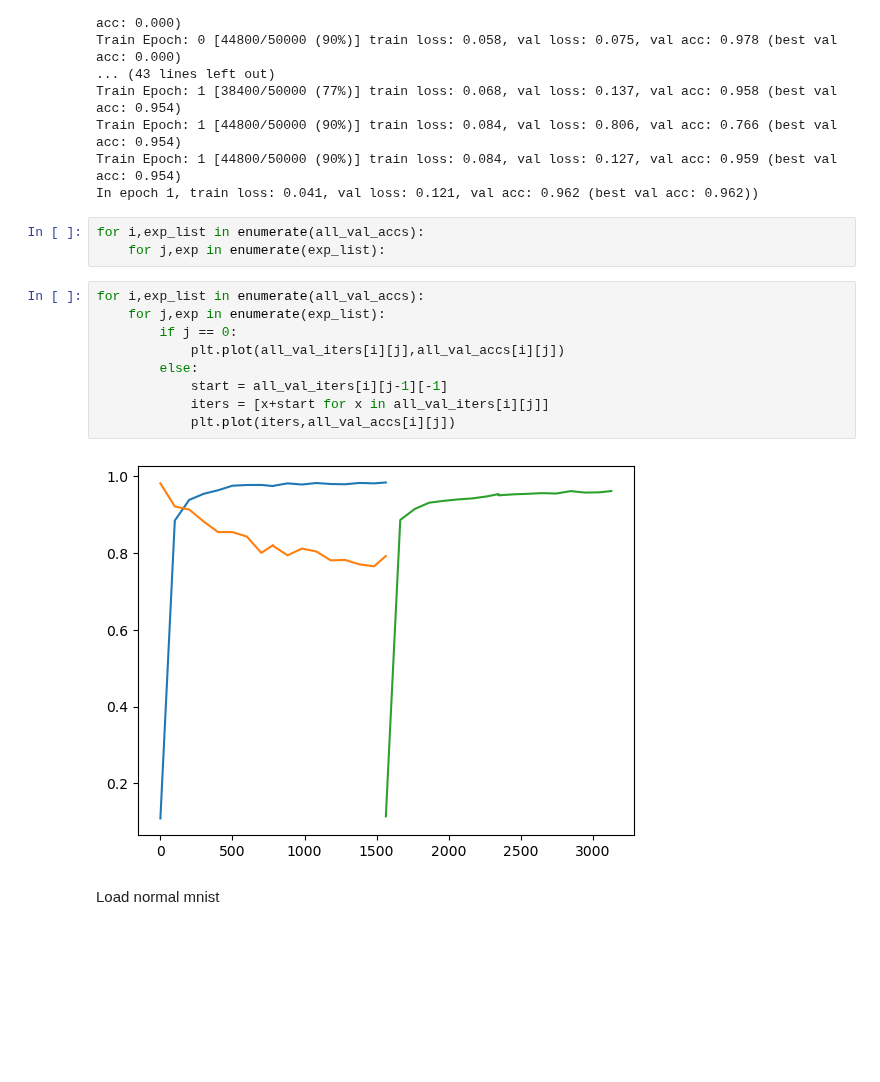
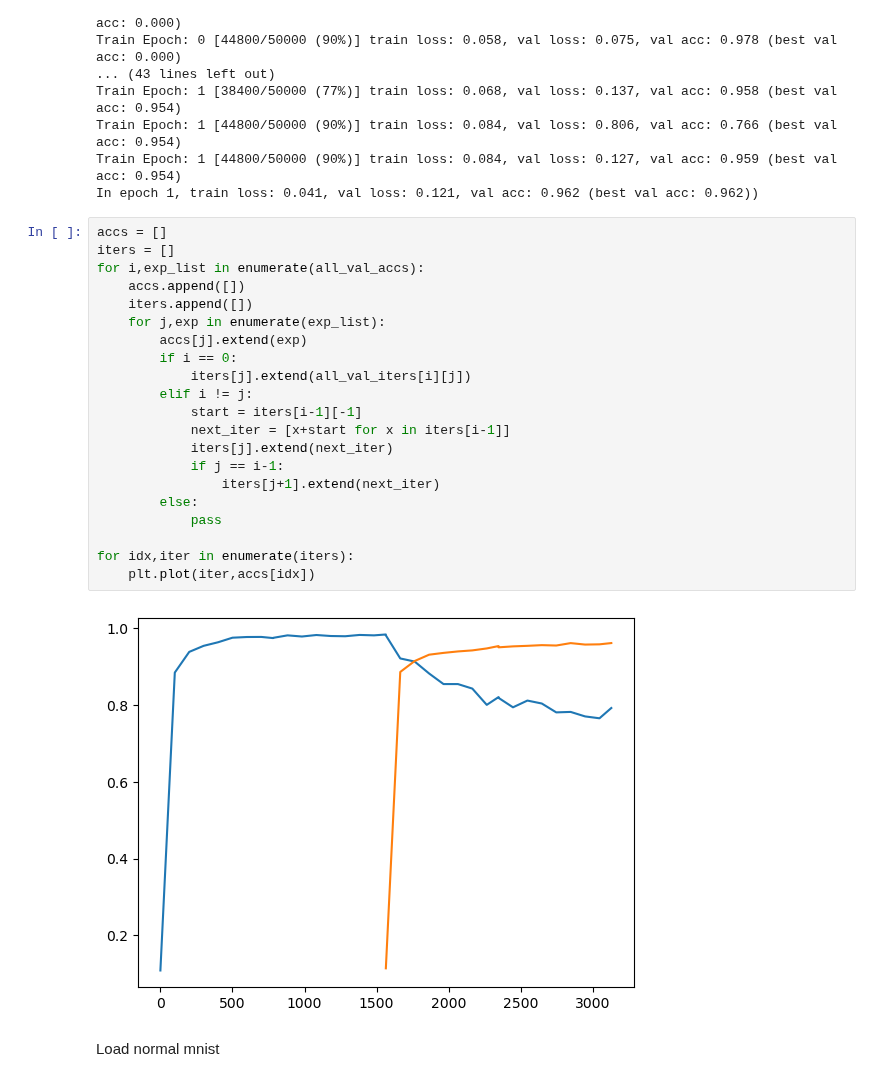
Before and after one commit to Geffen-Cooper/continual_learning_playground, a Jupyter notebook: src/weight_perturbation/perturb.ipynb, the cells around one changed output. Saved outputs shown, nothing was run; the diff lists cells and outputs as text; blank space fills up the shorter version.

```diff
--- a/src/weight_perturbation/perturb.ipynb
+++ b/src/weight_perturbation/perturb.ipynb
@@ -98,20 +98,29 @@ Train Epoch: 1 [38400/50000 (77%)] train loss: 0.068, val loss: 0.137, val acc:
 Train Epoch: 1 [44800/50000 (90%)] train loss: 0.084, val loss: 0.806, val acc: 0.766 (best val acc: 0.954)
 Train Epoch: 1 [44800/50000 (90%)] train loss: 0.084, val loss: 0.127, val acc: 0.959 (best val acc: 0.954)
 In epoch 1, train loss: 0.041, val loss: 0.121, val acc: 0.962 (best val acc: 0.962))
-# %%
-for i,exp_list in enumerate(all_val_accs):
-    for j,exp in enumerate(exp_list):
 # %%
+accs = []
+iters = []
 for i,exp_list in enumerate(all_val_accs):
+    accs.append([])
+    iters.append([])
     for j,exp in enumerate(exp_list):
-        if j == 0:
-            plt.plot(all_val_iters[i][j],all_val_accs[i][j])
+        accs[j].extend(exp)
+        if i == 0:
+            iters[j].extend(all_val_iters[i][j])
+        elif i != j:
+            start = iters[i-1][-1]
+            next_iter = [x+start for x in iters[i-1]]
+            iters[j].extend(next_iter)
+            if j == i-1:
+                iters[j+1].extend(next_iter)
         else:
-            start = all_val_iters[i][j-1][-1]
-            iters = [x+start for x in all_val_iters[i][j]]
-            plt.plot(iters,all_val_accs[i][j])
+            pass
+
+for idx,iter in enumerate(iters):
+    plt.plot(iter,accs[idx])
 # %% [output]
-[figure, old version]
+[figure, new version]
 # %% [markdown]
 Load normal mnist
 # %%
```
